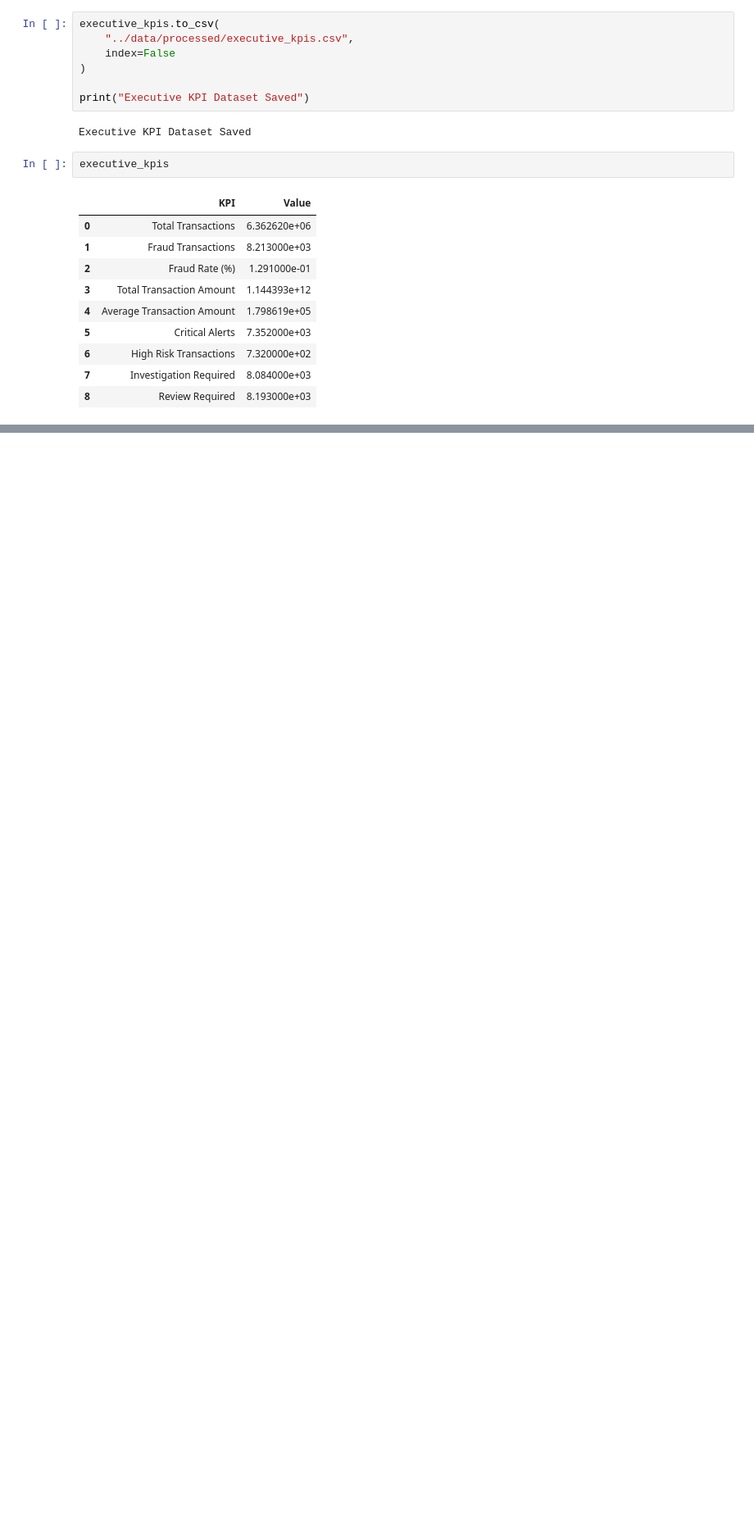
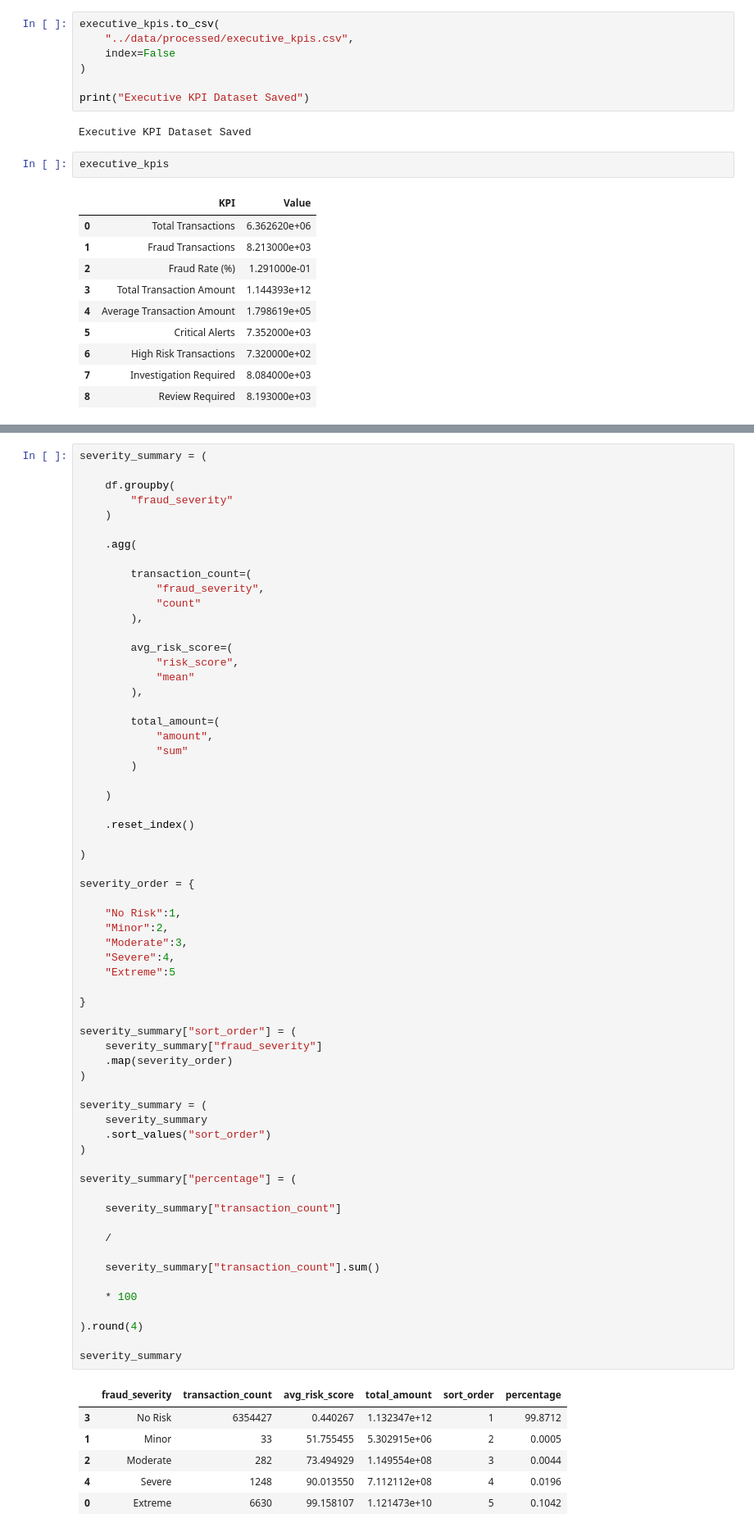
Before and after one commit to sagarmehra69/AI-Powered-Financial-Fraud-Detection-Risk-Analytics-System, a Jupyter notebook: notebooks/06_powerbi_dataset.ipynb, the cells around one changed output, grey strips where cells are left out. Shown at 82% size. Saved outputs shown, nothing was run; the diff lists cells and outputs as text; blank space fills up the shorter version.

```diff
--- a/notebooks/06_powerbi_dataset.ipynb
+++ b/notebooks/06_powerbi_dataset.ipynb
@@ -146,0 +269,70 @@ executive_kpis
+# %%
+severity_summary = (
+
+    df.groupby(
+        "fraud_severity"
+    )
+
+    .agg(
+
+        transaction_count=(
+            "fraud_severity",
+            "count"
+        ),
+
+        avg_risk_score=(
+            "risk_score",
+            "mean"
+        ),
+
+        total_amount=(
+            "amount",
+            "sum"
+        )
+
+    )
+
+    .reset_index()
+
+)
+
+severity_order = {
+
+    "No Risk":1,
+    "Minor":2,
+    "Moderate":3,
+    "Severe":4,
+    "Extreme":5
+
+}
+
+severity_summary["sort_order"] = (
+    severity_summary["fraud_severity"]
+    .map(severity_order)
+)
+
+severity_summary = (
+    severity_summary
+    .sort_values("sort_order")
+)
+
+severity_summary["percentage"] = (
+
+    severity_summary["transaction_count"]
+
+    /
+
+    severity_summary["transaction_count"].sum()
+
+    * 100
+
+).round(4)
+
+severity_summary
+# %% [output]
+|  | fraud_severity | transaction_count | avg_risk_score | total_amount | sort_order | percentage |
+| 3 | No Risk | 6354427 | 0.440267 | 1.132347e+12 | 1 | 99.8712 |
+| 1 | Minor | 33 | 51.755455 | 5.302915e+06 | 2 | 0.0005 |
+| 2 | Moderate | 282 | 73.494929 | 1.149554e+08 | 3 | 0.0044 |
+| 4 | Severe | 1248 | 90.013550 | 7.112112e+08 | 4 | 0.0196 |
+| 0 | Extreme | 6630 | 99.158107 | 1.121473e+10 | 5 | 0.1042 |
```
Also changed, not shown: parts of 31 cells of this notebook, 4 other files.
